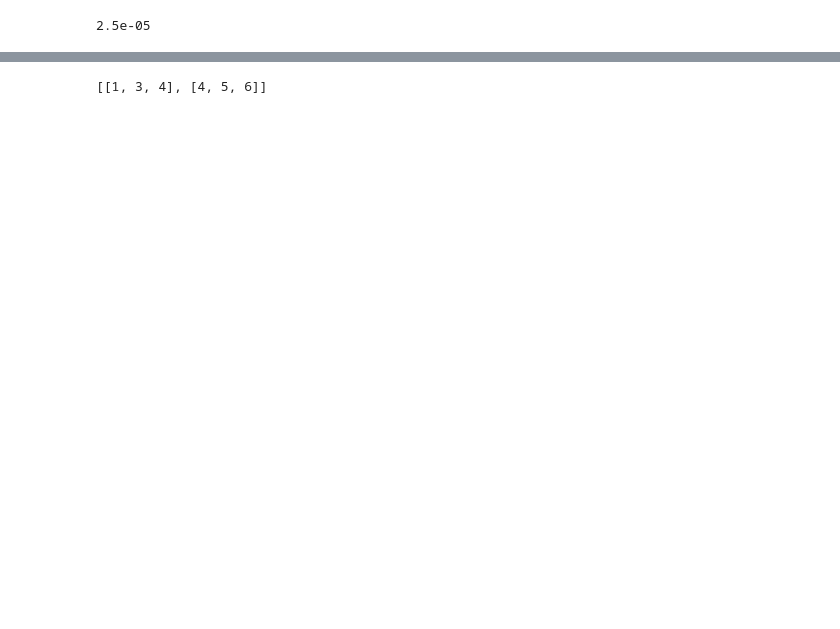
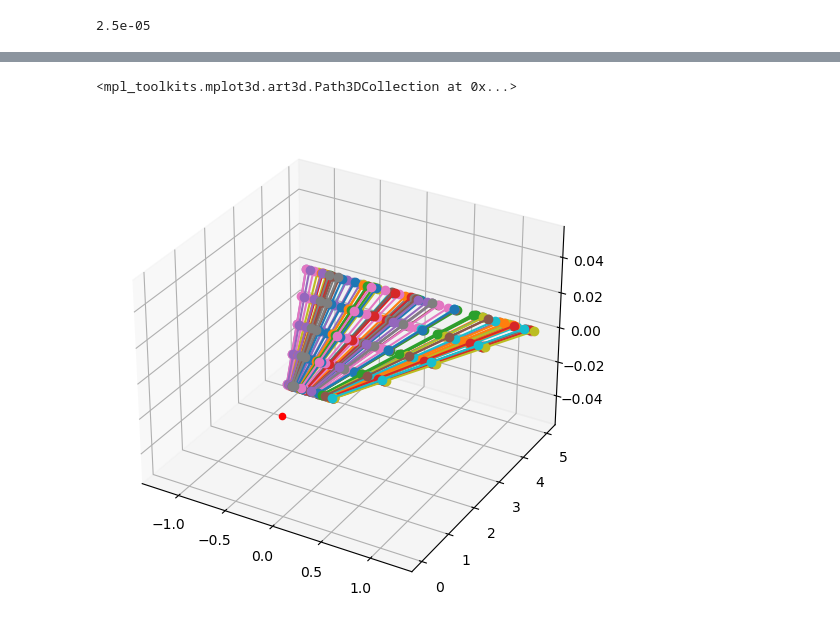
Before and after one commit to Ultiminer/CollaborativeDev, a Jupyter notebook: test_notebook.ipynb, the cells around one changed output, grey strips where cells are left out. Cells and saved outputs as stored; diff of their text form; code cells hidden in the pictures; blank space fills up the shorter version.

```diff
--- a/test_notebook.ipynb
+++ b/test_notebook.ipynb
@@ -14,4 +16,4 @@ config['detector_char']['resolution']
 # %%
 sim = simulation()
 # %%
-a,b = sim.sim_coll_()
+rays, data = sim.sim_coll_()
@@ -24,0 +22,2 @@ a = np.array(a)
+# %%
+data = np.array(data)
@@ -108,4 +51,0 @@ a = a[:ii[0][0]]
-# %%
-a
-# %% [output]
-[[1, 3, 4], [4, 5, 6]]
@@ -111,0 +55,25 @@ a
+# %%
+fig = plt.figure()
+ax = Axes3D(fig)
+l_2_p = 1/2
+l_2_n = -1/2
+
+x_d = [-1/2,1/2,1/2,-1/2],[0,1,1,0]
+y_d = [-1/2,-1/2,1/2,1/2],[0,0,1,1]
+z_d = [0,0,0,0],[1,1,1,1]
+
+surfaces = []
+
+#for i in range(len(x_d)):
+#    surfaces.append( [list(zip(x_d[i],y_d[i],z_d[i]))] )
+#
+#for surface in surfaces:
+#    ax.add_collection3d(Poly3DCollection(surface))
+for i,j in enumerate(data[:,:, 0]):
+# Data for a three-dimensional line
+    ax.plot(data[:,:, 0][i], data[:,:, 2][i],'-o')
+#ax.scatter3D(a[0][0], a[0][1], a[0][2], color='k')
+ax.scatter(0,0,0, color='r')
+# %% [output]
+<mpl_toolkits.mplot3d.art3d.Path3DCollection at 0x...>
+[figure, added]
```
Also changed, not shown: parts of 15 cells of this notebook, 3 other files.
